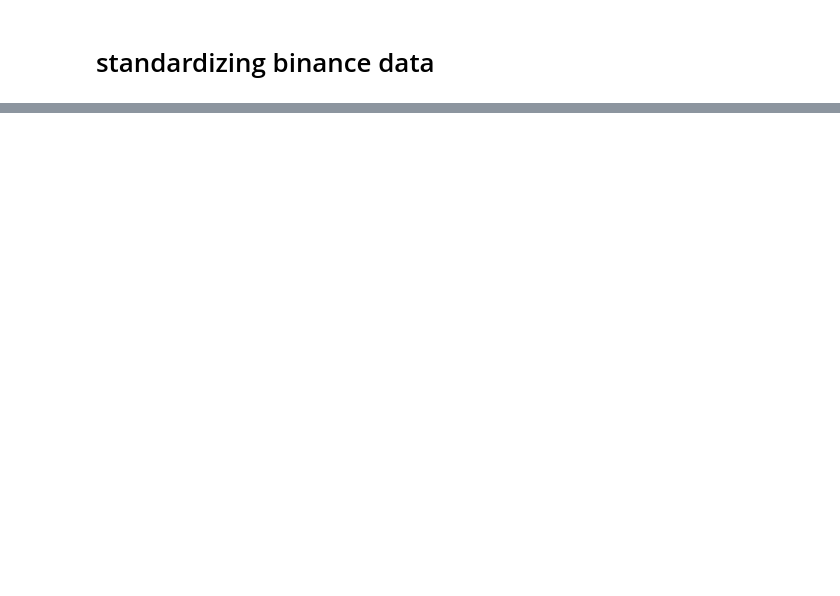
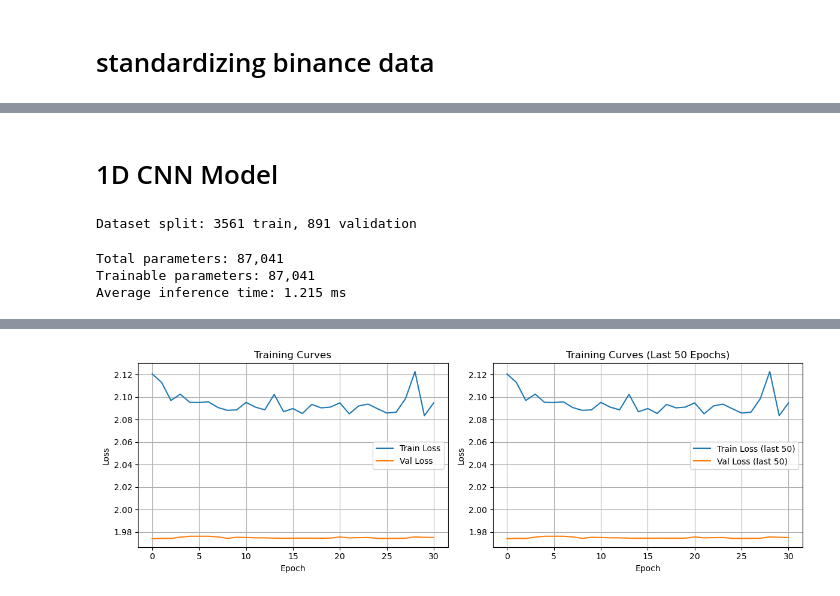
Before and after one commit to chrispyroberts/prediction-markets, a Jupyter notebook: crypto/database_model_training.ipynb, the cells around one changed output, grey strips where cells are left out. Saved outputs shown, nothing was run; the diff lists cells and outputs as text; code cells hidden in the pictures; blank space fills up the shorter version.

```diff
--- a/crypto/database_model_training.ipynb
+++ b/crypto/database_model_training.ipynb
@@ -395,0 +471,2 @@ print(len(samples))
+# %% [markdown]
+# 1D CNN Model
@@ -395,0 +894,39 @@ print(len(samples))
+# %%
+# Example data preparation (replace with your actual data)
+sequences = X
+targets = Y
+
+dataset = BTCDataset(sequences, targets)
+
+train_loader = dataset.get_train_loader(batch_size=32, shuffle=True)
+val_loader = dataset.get_val_loader(batch_size=32, shuffle=False)
+# %% [output]
+Dataset split: 3561 train, 891 validation
+# %%
+model = ImprovedBTCPricePredictorCNN(input_features=20, sequence_length=3)
+
+model_info(model)
+
+criterion = nn.MSELoss()
+
+optimizer = torch.optim.Adam(
+    model.parameters(),
+    lr=0.001,  # Learning rate
+    weight_decay=1e-5,  # L2 regularization
+    betas=(0.9, 0.999)  # Adam parameters
+)
+
+scheduler = torch.optim.lr_scheduler.ReduceLROnPlateau(
+    optimizer,
+    mode='min',  # Monitor validation loss (minimize)
+    factor=0.5,  # Reduce LR by half when plateauing
+    patience=10,  # Wait 10 epochs before reducing LR
+    verbose=True,  # Print when LR is reduced
+    min_lr=1e-6   # Minimum learning rate
+)
+
+model = train_improved_model(model, train_loader, val_loader, epochs=200)
+# %% [output]
+Total parameters: 87,041
+Trainable parameters: 87,041
+Average inference time: 1.215 ms
@@ -395,0 +938 @@ print(len(samples))
+[figure, added]
```
Also changed, not shown: parts of 17 cells of this notebook, 3 other files.
